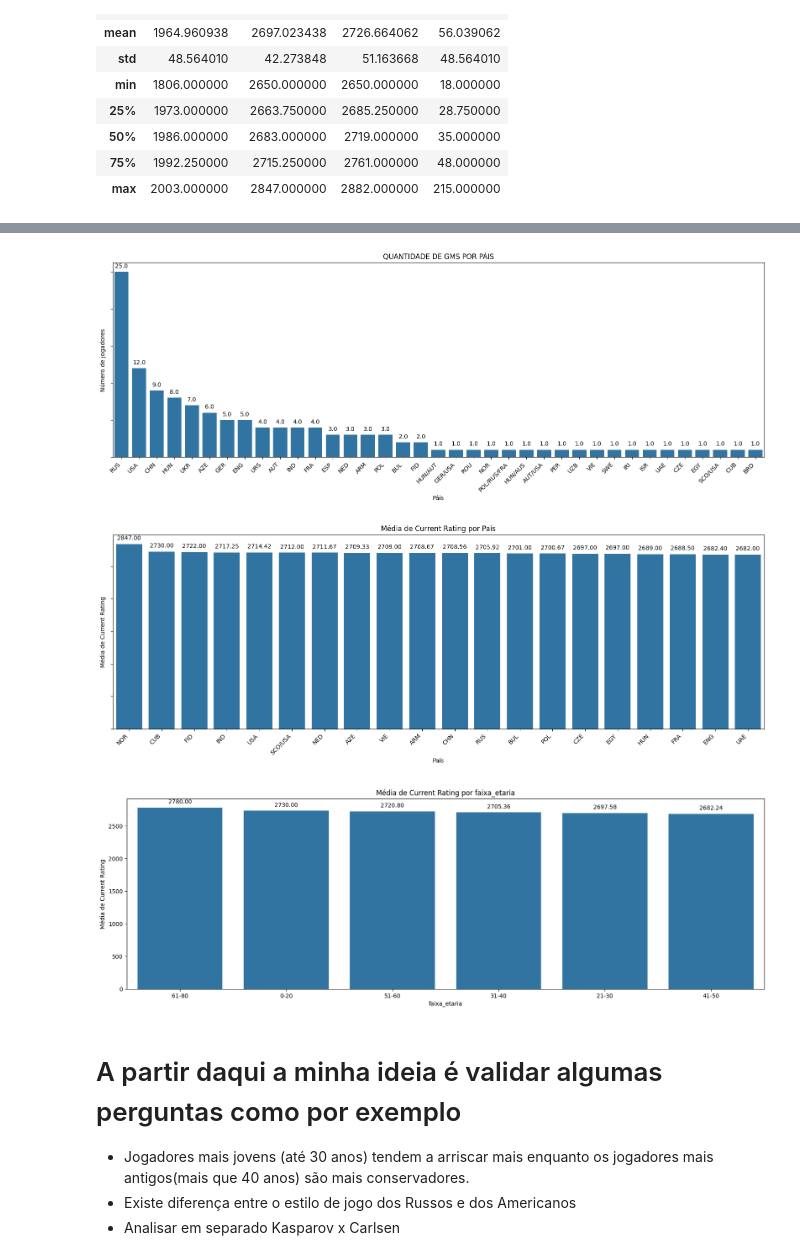
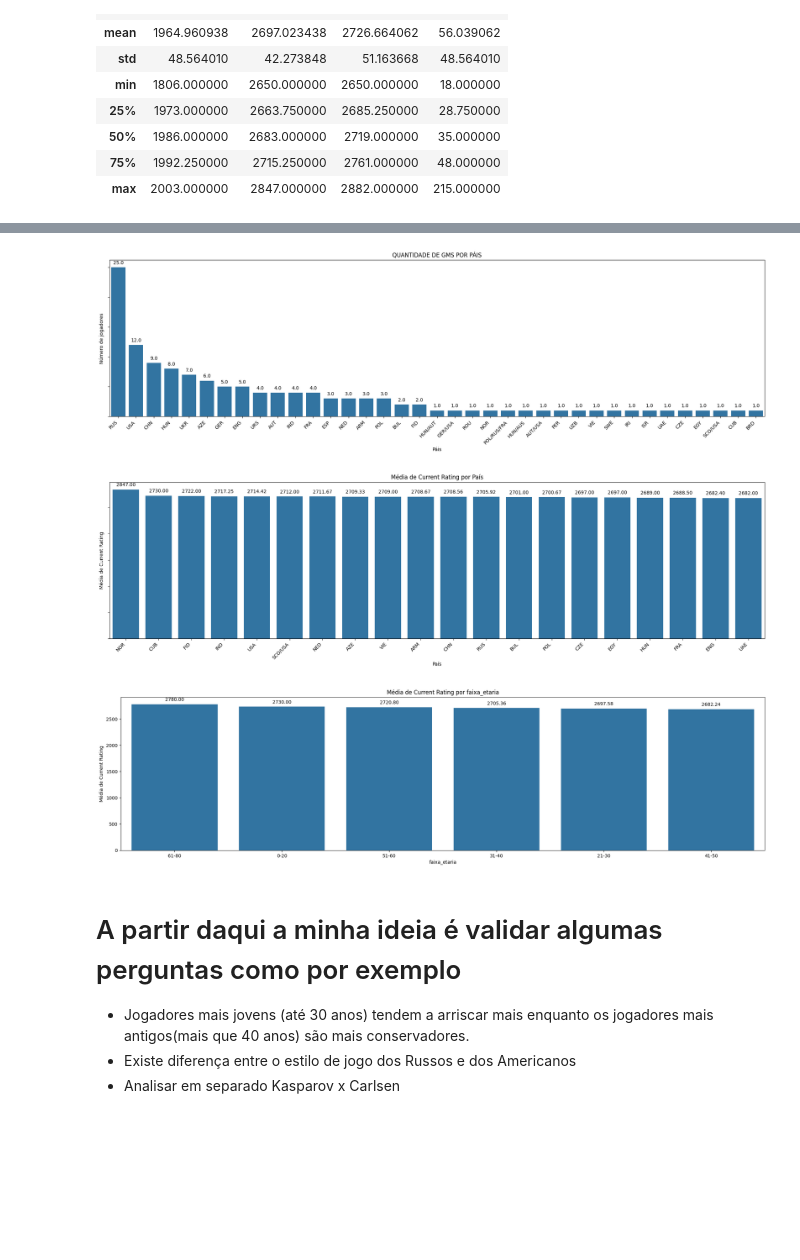
Before and after one commit to PeronxD/Python, a Jupyter notebook: análises_chess.ipynb, the cells around one changed output, grey strips where cells are left out. Cells and saved outputs as stored; diff of their text form; code cells hidden in the pictures; blank space fills up the shorter version.

```diff
--- a/análises_chess.ipynb
+++ b/análises_chess.ipynb
@@ -112,7 +107,7 @@ dados = dados.sort_values(by='Current Rating', ascending=False).reset_index(drop
 # %%
 import seaborn as sns
 import matplotlib.pyplot as plt
-plt.rcParams["figure.figsize"] = (20,6)
+plt.rcParams["figure.figsize"] = (25,6)
 # %%
 dados.describe()
 # %% [output]
@@ -169,7 +165,7 @@ for p in ax.patches:
 
 plt.show()
 # %% [output]
-[figure, old version]
+[figure, new version]
 # %%
 media_por_pais = dados.groupby('Country')['Current Rating'].mean().reset_index()
 top10_medias = media_por_pais.sort_values(by='Current Rating', ascending=False).head(20)
@@ -188,4 +184,4 @@ for p in ax.patches:
 
 plt.show()
 # %% [output]
-[figure, old version]
+[figure, new version]
@@ -194,27 +188,27 @@ idades = ['0-15','16-25','26']
 # %%
 faixas_etarias = [0, 20, 30, 40, 50, 60, 80]
 dados['faixa_etaria'] = pd.cut(dados['Idade'], bins=faixas_etarias, labels=['0-20', '21-30', '31-40', '41-50', '51-60', '61-80'])
 
 # Calcule a média de 'Current Rating' para cada faixa_etaria
-media_por_faixa = dados.groupby('faixa_etaria')['Current Rating'].mean().reset_index()
+media_por_faixa = dados.groupby('faixa_etaria')['Current Rating'].mean()
 
 # Ordene as faixas etárias pela média de 'Current Rating'
-media_por_faixa = media_por_faixa.sort_values(by='Current Rating', ascending=False)
+media_por_faixa = media_por_faixa.sort_values(ascending=False)
 
 # Crie o gráfico de barras
-ax = sns.barplot(data=media_por_faixa, x='faixa_etaria', y='Current Rating',order=media_por_faixa['faixa_etaria'])
+ax = sns.barplot(x=media_por_faixa.index, y=media_por_faixa.values, order=media_por_faixa.index)
 
 plt.xlabel('faixa_etaria')
 plt.ylabel('Média de Current Rating')
 plt.title('Média de Current Rating por faixa_etaria')
 
 for p in ax.patches:
     ax.annotate(f'{p.get_height():.2f}', (p.get_x() + p.get_width() / 2., p.get_height()),
                 ha='center', va='center', xytext=(0, 10), textcoords='offset points')
 
 plt.show()
 # %% [output]
-[figure, old version]
+[figure, new version]
 # %% [markdown]
 # A partir daqui a minha ideia é validar algumas perguntas como por exemplo
 
```
Also changed, not shown: parts of 28 cells of this notebook.
